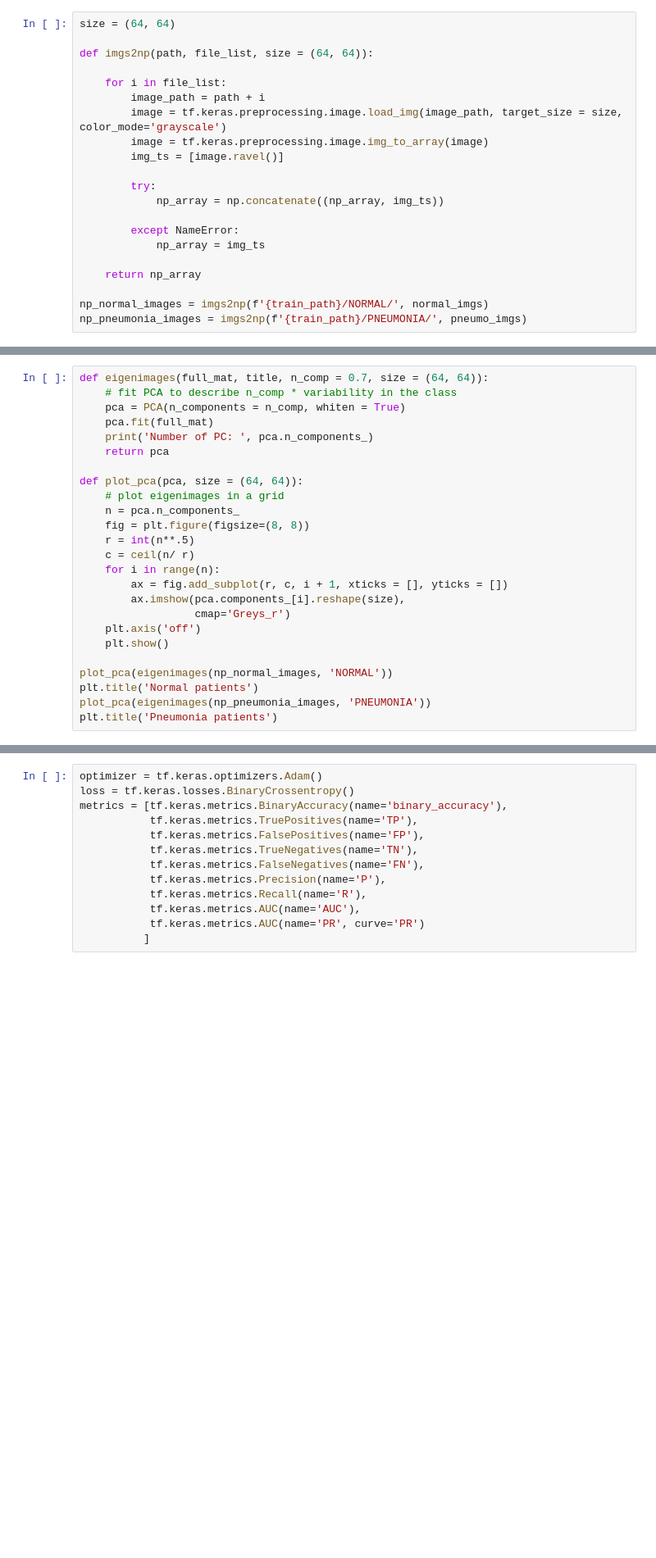
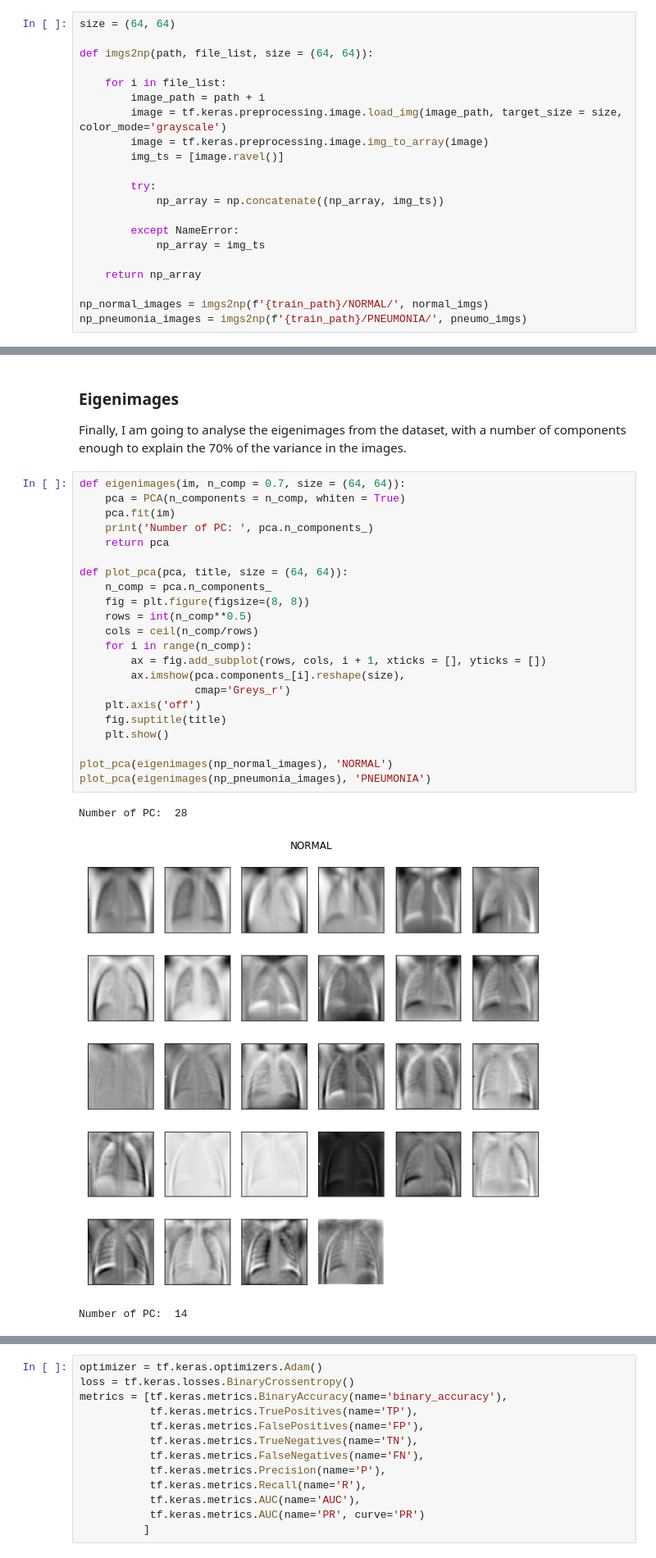
Before and after one commit to dialvedu/PneumoniaDetection, a Jupyter notebook: pneumonia-detection.ipynb, the cells around one changed output, grey strips where cells are left out. Shown at 82% size. Saved outputs shown, nothing was run; the diff lists cells and outputs as text; blank space fills up the shorter version.

```diff
--- a/pneumonia-detection.ipynb
+++ b/pneumonia-detection.ipynb
@@ -141,25 +173,30 @@ plt.show()
+# %% [markdown]
+### Eigenimages
+
+Finally, I am going to analyse the eigenimages from the dataset, with a number of components enough to explain the 70% of the variance in the images.
 # %%
-def eigenimages(full_mat, title, n_comp = 0.7, size = (64, 64)):
-    # fit PCA to describe n_comp * variability in the class
+def eigenimages(im, n_comp = 0.7, size = (64, 64)):
     pca = PCA(n_components = n_comp, whiten = True)
-    pca.fit(full_mat)
+    pca.fit(im)
     print('Number of PC: ', pca.n_components_)
     return pca
 
-def plot_pca(pca, size = (64, 64)):
-    # plot eigenimages in a grid
-    n = pca.n_components_
+def plot_pca(pca, title, size = (64, 64)):
+    n_comp = pca.n_components_
     fig = plt.figure(figsize=(8, 8))
-    r = int(n**.5)
-    c = ceil(n/ r)
-    for i in range(n):
-        ax = fig.add_subplot(r, c, i + 1, xticks = [], yticks = [])
+    rows = int(n_comp**0.5)
+    cols = ceil(n_comp/rows)
+    for i in range(n_comp):
+        ax = fig.add_subplot(rows, cols, i + 1, xticks = [], yticks = [])
         ax.imshow(pca.components_[i].reshape(size),
                   cmap='Greys_r')
     plt.axis('off')
+    fig.suptitle(title)
     plt.show()
 
-plot_pca(eigenimages(np_normal_images, 'NORMAL'))
-plt.title('Normal patients')
-plot_pca(eigenimages(np_pneumonia_images, 'PNEUMONIA'))
-plt.title('Pneumonia patients')
+plot_pca(eigenimages(np_normal_images), 'NORMAL')
+plot_pca(eigenimages(np_pneumonia_images), 'PNEUMONIA')
+# %% [output]
+Number of PC:  28
+[figure, added]
+Number of PC:  14
```
Also changed, not shown: parts of 73 cells of this notebook.
